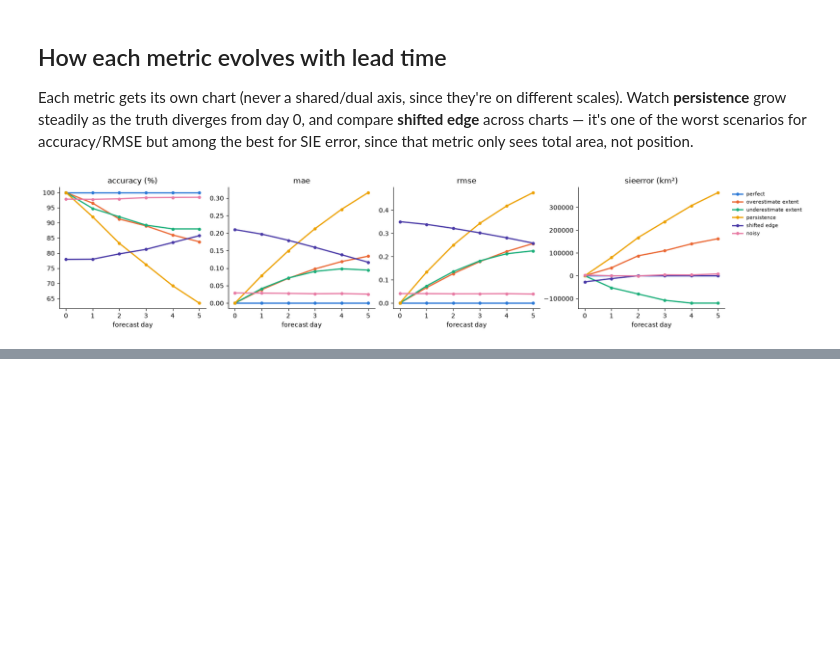
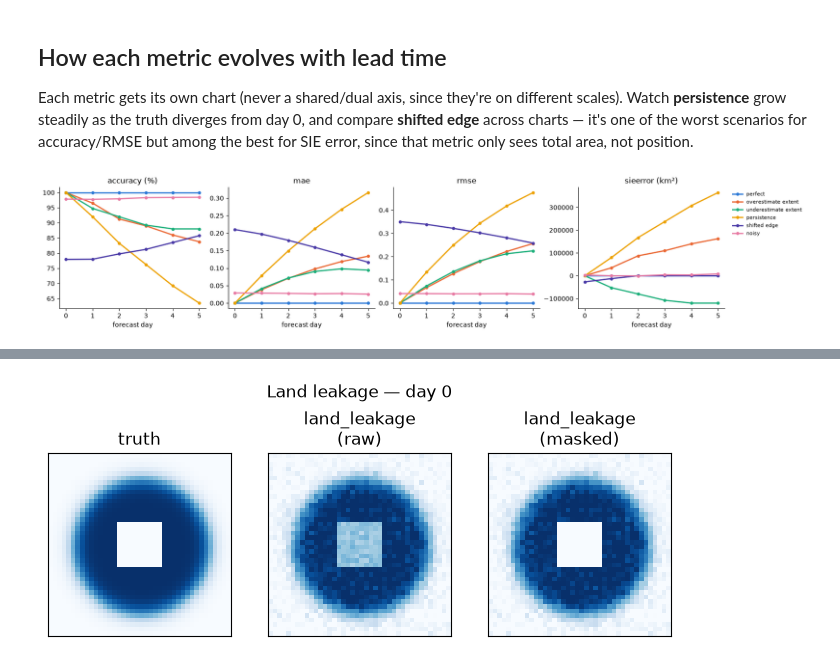
Before and after one commit to alan-turing-institute/icenet-mp, a Jupyter notebook: notebooks/metrics_examples.ipynb, the cells around one changed output, grey strips where cells are left out. Saved outputs shown, nothing was run; the diff lists cells and outputs as text; code cells hidden in the pictures; blank space fills up the shorter version.

```diff
--- a/notebooks/metrics_examples.ipynb
+++ b/notebooks/metrics_examples.ipynb
@@ -207,0 +238,31 @@ plt.show()
+# %%
+rng_leakage = np.random.default_rng(1)
+
+# Ocean side: behaves like the `noisy` scenario (truth plus small noise)
+ocean_noise = rng_leakage.normal(0, 0.05, size=truth.shape)
+noisy_ocean = np.clip(truth_land_masked + ocean_noise, 0, 1) * LAND_MASK[None, :, :]
+
+# Land side: as if the model never learned that land is always ice-free
+leakage_noise = rng_leakage.normal(0, 0.05, size=truth.shape)
+land_leakage = np.where(LAND_MASK[None, :, :], noisy_ocean, 0.4 + leakage_noise)
+land_leakage = np.clip(land_leakage, 0, 1)
+land_leakage_t = to_tensor(land_leakage)
+
+zeroed_leakage = land_leakage * LAND_MASK[None, :, :]
+zeroed_leakage_t = to_tensor(zeroed_leakage)
+
+DAY_TO_SHOW_LAND = 0
+fig, axes = plt.subplots(1, 3, figsize=(6.6, 2.6), constrained_layout=True)
+axes[0].imshow(truth_land_masked[DAY_TO_SHOW_LAND], cmap=CONCENTRATION_CMAP, vmin=0, vmax=1)
+axes[0].set_title("truth")
+axes[1].imshow(land_leakage[DAY_TO_SHOW_LAND], cmap=CONCENTRATION_CMAP, vmin=0, vmax=1)
+axes[1].set_title("land_leakage\n(raw)")
+axes[2].imshow(zeroed_leakage[DAY_TO_SHOW_LAND], cmap=CONCENTRATION_CMAP, vmin=0, vmax=1)
+axes[2].set_title("land_leakage\n(masked)")
+for ax in axes:
+    ax.set_xticks([])
+    ax.set_yticks([])
+fig.suptitle(f"Land leakage — day {DAY_TO_SHOW_LAND}")
+plt.show()
+# %% [output]
+[figure, added]
```
Also changed, not shown: parts of 14 cells of this notebook, 3 other files.
